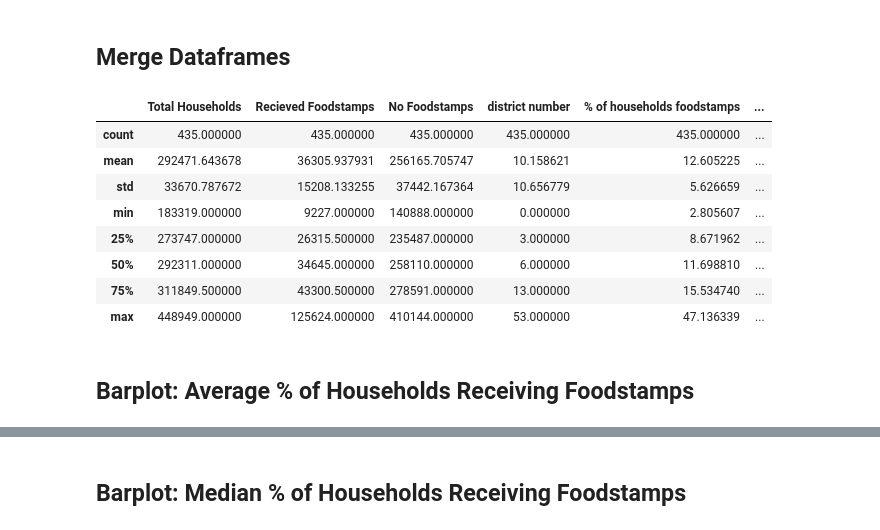
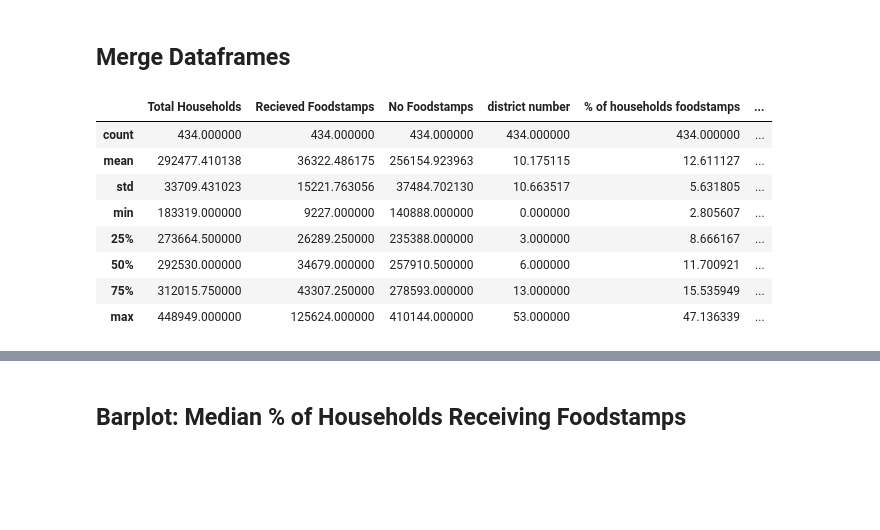
Before and after one commit to bdesgarennes/Analytics, a Jupyter notebook: Notebook_Proj.ipynb, the cells around one changed output, grey strips where cells are left out. Saved outputs shown, nothing was run; the diff lists cells and outputs as text; code cells hidden in the pictures; blank space fills up the shorter version.

```diff
--- a/Notebook_Proj.ipynb
+++ b/Notebook_Proj.ipynb
@@ -100,17 +116,17 @@ acs_df.head()
 # %%
 # Merge is like a sql natural join. We are joining on the State and District numbers being the same between the two sets.
 merged_df = pd.merge(acs_df, party_df, on=["State", "district number"])
 
+merged_df=merged_df[merged_df['Party']!= "L"]
+
 merged_df.describe()
 # %% [output]
 |  | Total Households | Recieved Foodstamps | No Foodstamps | district number | % of households foodstamps | ... |
-| count | 435.000000 | 435.000000 | 435.000000 | 435.000000 | 435.000000 | ... |
-| mean | 292471.643678 | 36305.937931 | 256165.705747 | 10.158621 | 12.605225 | ... |
-| std | 33670.787672 | 15208.133255 | 37442.167364 | 10.656779 | 5.626659 | ... |
+| count | 434.000000 | 434.000000 | 434.000000 | 434.000000 | 434.000000 | ... |
+| mean | 292477.410138 | 36322.486175 | 256154.923963 | 10.175115 | 12.611127 | ... |
+| std | 33709.431023 | 15221.763056 | 37484.702130 | 10.663517 | 5.631805 | ... |
 | min | 183319.000000 | 9227.000000 | 140888.000000 | 0.000000 | 2.805607 | ... |
-| 25% | 273747.000000 | 26315.500000 | 235487.000000 | 3.000000 | 8.671962 | ... |
-| 50% | 292311.000000 | 34645.000000 | 258110.000000 | 6.000000 | 11.698810 | ... |
-| 75% | 311849.500000 | 43300.500000 | 278591.000000 | 13.000000 | 15.534740 | ... |
+| 25% | 273664.500000 | 26289.250000 | 235388.000000 | 3.000000 | 8.666167 | ... |
+| 50% | 292530.000000 | 34679.000000 | 257910.500000 | 6.000000 | 11.700921 | ... |
+| 75% | 312015.750000 | 43307.250000 | 278593.000000 | 13.000000 | 15.535949 | ... |
 | max | 448949.000000 | 125624.000000 | 410144.000000 | 53.000000 | 47.136339 | ... |
-# %% [markdown]
-## Barplot: Average % of Households Receiving Foodstamps
```
Also changed, not shown: parts of 9 cells of this notebook.
